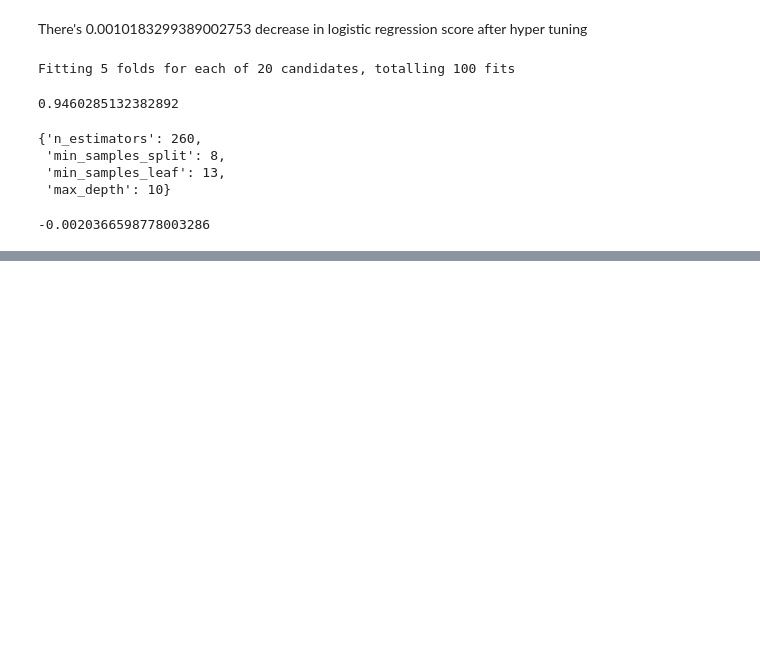
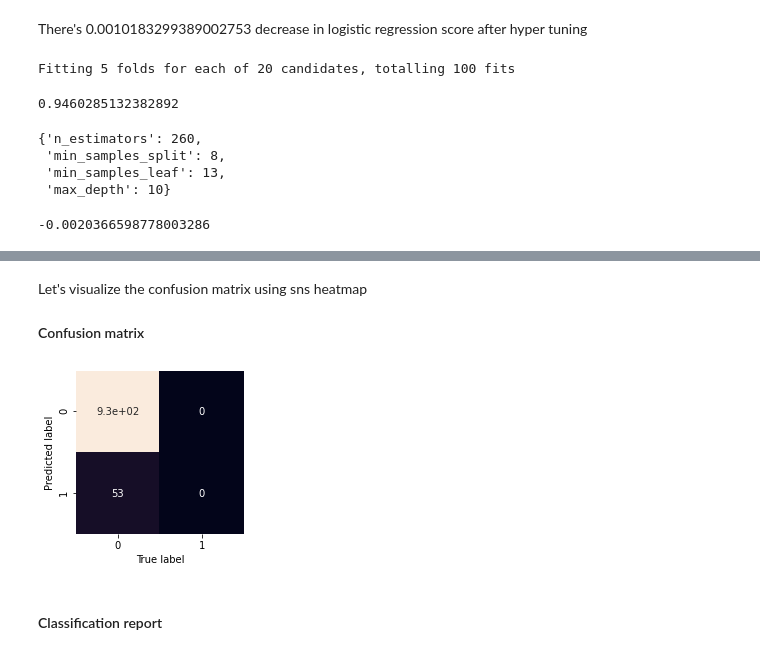
Before and after one commit to JpChii/ML-Projects, a Jupyter notebook: end-to-end-stroke-prediction.ipynb, the cells around one changed output, grey strips where cells are left out. Cells and saved outputs as stored; diff of their text form; code cells hidden in the pictures; blank space fills up the shorter version.

```diff
--- a/end-to-end-stroke-prediction.ipynb
+++ b/end-to-end-stroke-prediction.ipynb
@@ -752,0 +755,2 @@ We'll use the below metrics,
+# %%
+Y_preds = rs_rf.predict(X_test)
@@ -752,0 +774,26 @@ We'll use the below metrics,
+# %% [markdown]
+Let's visualize the confusion matrix using sns heatmap
+
+#### Confusion matrix
+# %%
+# Import seaborn
+import seaborn as sns
+
+def plot_conf_matrix(y_test, y_preds):
+    """
+    Funtion to plot confusion matrix
+    """
+
+    fig, ax = plt.subplots(figsize=(3,3))
+    ax = sns.heatmap(confusion_matrix(y_test, y_preds),
+                    annot=True,
+                    cbar=False)
+
+    plt.xlabel("True label")
+    plt.ylabel("Predicted label")
+
+plot_conf_matrix(Y_test, Y_preds)
+# %% [output]
+[figure, added]
+# %% [markdown]
+#### Classification report
```
Also changed, not shown: parts of 21 cells of this notebook, 3 other files.
